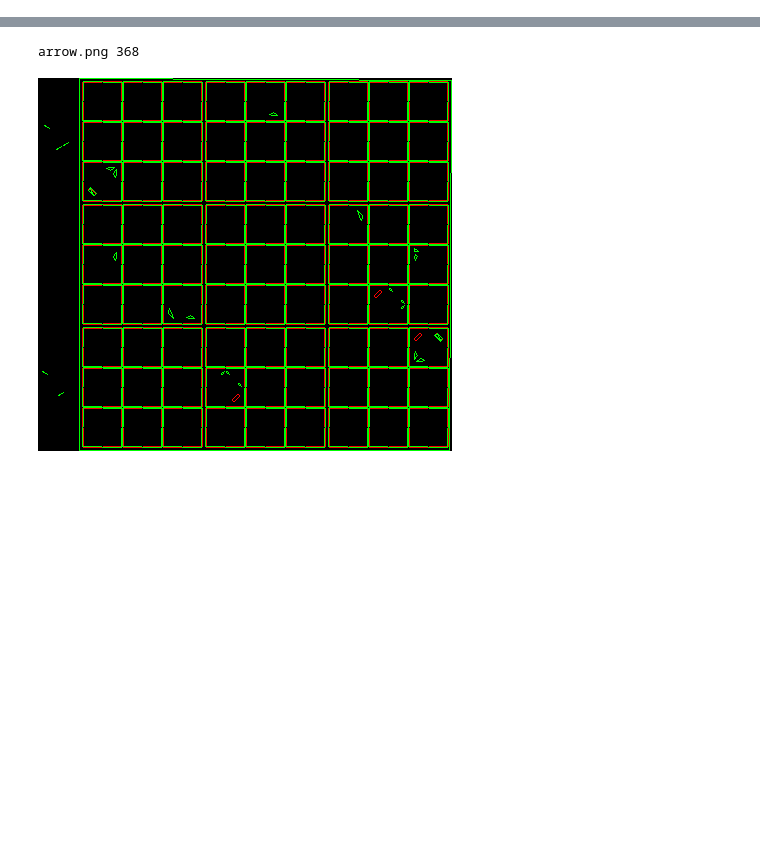
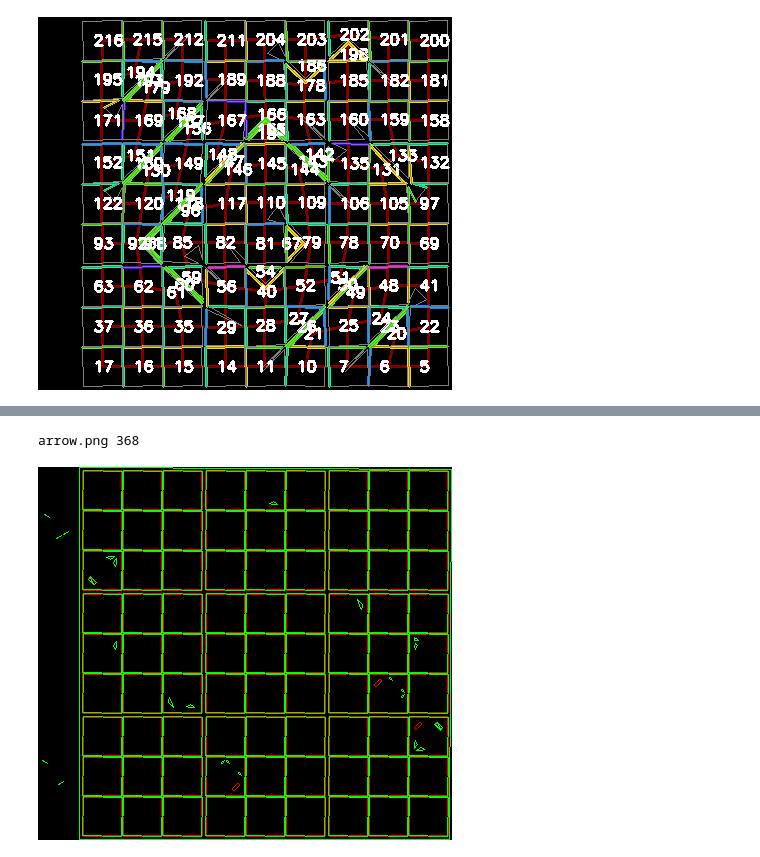
Before and after one commit to PhilHarnish/forge, a Jupyter notebook: src/data/image/scratch.ipynb, the cells around one changed output, grey strips where cells are left out. Drawn from its saved outputs; the diff is of its cells as text; code cells hidden in the pictures; blank space fills up the shorter version.

```diff
--- a/src/data/image/scratch.ipynb
+++ b/src/data/image/scratch.ipynb
@@ -413,0 +256,83 @@ linalg: 0 (0 calls)
+# %%
+all_grids = list(grids())
+# %%
+process = perf.Perf('process', [
+  'contours', 'dedupe', 'drawing', 'findContours', 'grid', 'load', 'neighbors.fit', 'neighbors.kneighbors', 'wall_segments'])
+
+#g = get_grid('spiral.png')
+FOCUS = {
+  #'askew.png': {
+    #79, 56,
+  #},
+  #'castlewall.png': {
+    #66, 73
+  #},
+}
+
+for name, g in all_grids[0:4]:
+  if FOCUS and name not in FOCUS:
+    continue
+  focus_points = FOCUS.get(name)
+  with process['grid']:
+    src = g.grid_without_threshold.copy()
+    #show(src)
+
+  height, width = src.shape
+  area_threshold = (width * height) / 4  # Maximum allowed empty space.
+  print('working on %s (%dx%d)' % (name, width, height))
+
+  with process['findContours']:
+    im2, contours, hierarchy = cv2.findContours(src, cv2.RETR_TREE, cv2.CHAIN_APPROX_SIMPLE)
+  hierarchy = hierarchy.reshape(hierarchy.shape[-2:])
+  #print(hierarchy)
+  #show_hierarchy(hierarchy)
+
+  with process['contours']:
+    filtered = process_contours(contours, hierarchy, 0, [], area_threshold)
+
+  if not filtered:
+    print('filter removed all contours')
+    continue
+
+  n_neighbors = 9  # Assumes 3x3 grid of 2d squares.
+  with process.benchmark('neighbors.fit'):
+    neighbors = NearestNeighbors(n_neighbors)
+    neighbors.fit([(c.cX, c.cY) for c in filtered])
+
+  # 840 / 701.71u -> 479 / 388.37u.
+  visited = set()
+  image = np.zeros((height, width, 3), np.uint8)
+  for target in filtered:
+    focused = not focus_points or int(target.name) in focus_points
+    with process.benchmark('neighbors.kneighbors'):
+      d, n = neighbors.kneighbors([(target.cX, target.cY)], n_neighbors=n_neighbors)
+    colors = coloring.colors(n_neighbors)
+    for dist, pos, color in zip(*d, *n, colors):
+      color = color.tolist()
+      c = filtered[pos]
+      if focus_points and int(c.name) not in focus_points:
+        continue
+      with process['dedupe']:
+        if c.name < target.name:
+          key = '%s:%s' % (c.name, target.name)
+        else:
+          key = '%s:%s' % (target.name, c.name)
+        dupe = key in visited
+      if dupe:
+        continue
+      visited.add(key)
+      if dist:
+        with process.benchmark('wall_segments'):
+          segments = wall_segments(target, c)
+        if segments:
+          cv2.line(image, (target.cX, target.cY), (c.cX, c.cY), (128, 0, 0), 2)
+        #  print('%s -> %s: %s' % (c.name, target.name, len(segments)))
+        with process['drawing']:
+          for s1, s2, _ in segments:
+            cv2.line(image, tuple(s1[0]), tuple(s1[1]), color, 2)
+            #cv2.line(image, tuple(s2[0]), tuple(s2[1]), color, 2)
+    target.draw_on(image, color=(128, 128, 128), bold=focused)
+  show(image)
+
+print(process)
+# %% [output]
@@ -413,0 +340 @@ linalg: 0 (0 calls)
+[figure, added]
```
Also changed, not shown: parts of 13 cells of this notebook.
